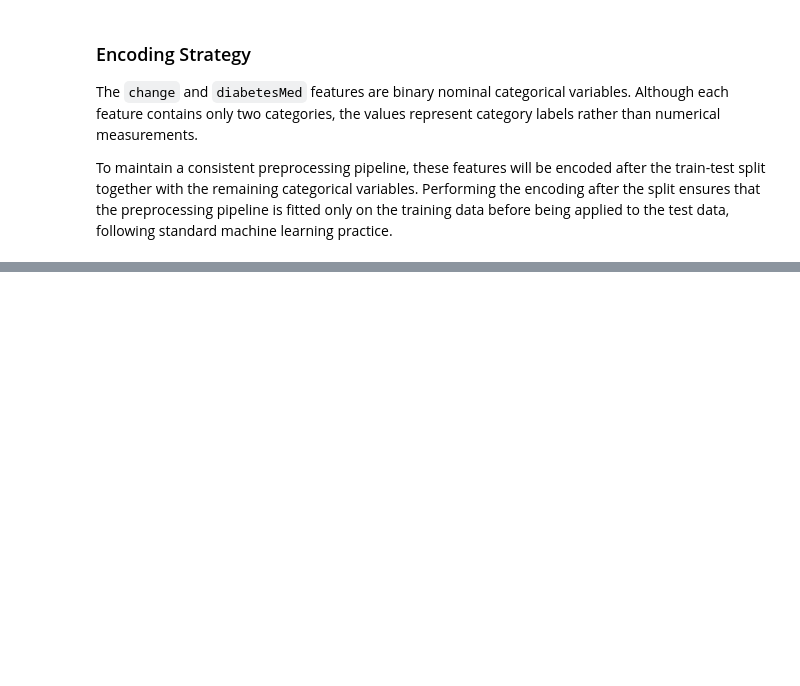
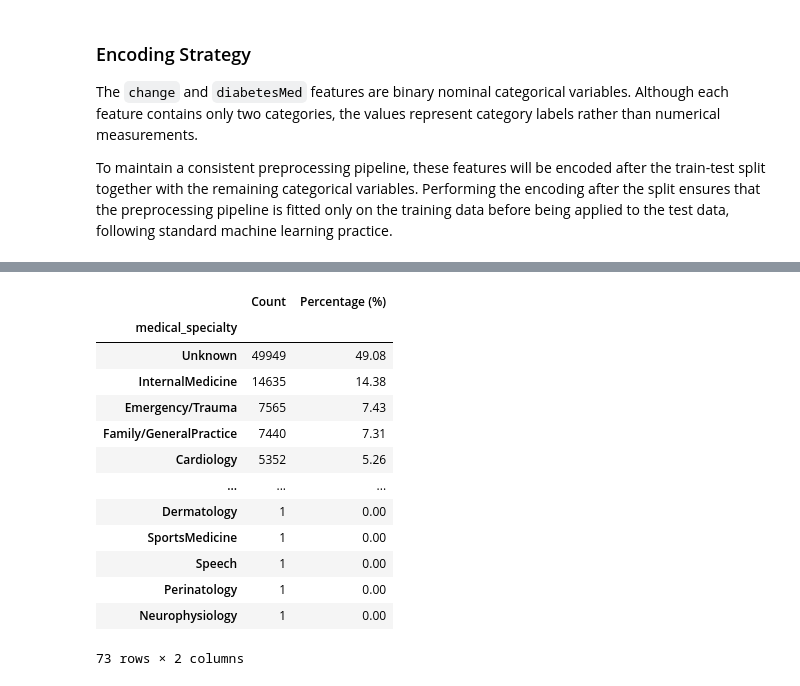
Before and after one commit to ajay-nagpal/Hospital-Readmission-Prediction, a Jupyter notebook: hospital_readmission.ipynb, the cells around one changed output, grey strips where cells are left out. Cells and saved outputs as stored; diff of their text form; code cells hidden in the pictures; blank space fills up the shorter version.

```diff
--- a/hospital_readmission.ipynb
+++ b/hospital_readmission.ipynb
@@ -2199,0 +2237,29 @@ To maintain a consistent preprocessing pipeline, these features will be encoded
+# %%
+# ==================================
+# Physician Specialty Distribution
+# ==================================
+
+display(
+
+    pd.DataFrame({
+        "Count": df["medical_specialty"].value_counts(),
+        "Percentage (%)": (
+            df["medical_specialty"].value_counts(normalize=True) * 100
+        ).round(2)
+    })
+)
+# %% [output]
+|  | Count | Percentage (%) |
+| medical_specialty |  |  |
+| Unknown | 49949 | 49.08 |
+| InternalMedicine | 14635 | 14.38 |
+| Emergency/Trauma | 7565 | 7.43 |
+| Family/GeneralPractice | 7440 | 7.31 |
+| Cardiology | 5352 | 5.26 |
+| ... | ... | ... |
+| Dermatology | 1 | 0.00 |
+| SportsMedicine | 1 | 0.00 |
+| Speech | 1 | 0.00 |
+| Perinatology | 1 | 0.00 |
+| Neurophysiology | 1 | 0.00 |
+73 rows × 2 columns
```
Also changed, not shown: parts of 15 cells of this notebook, 1 other file.
